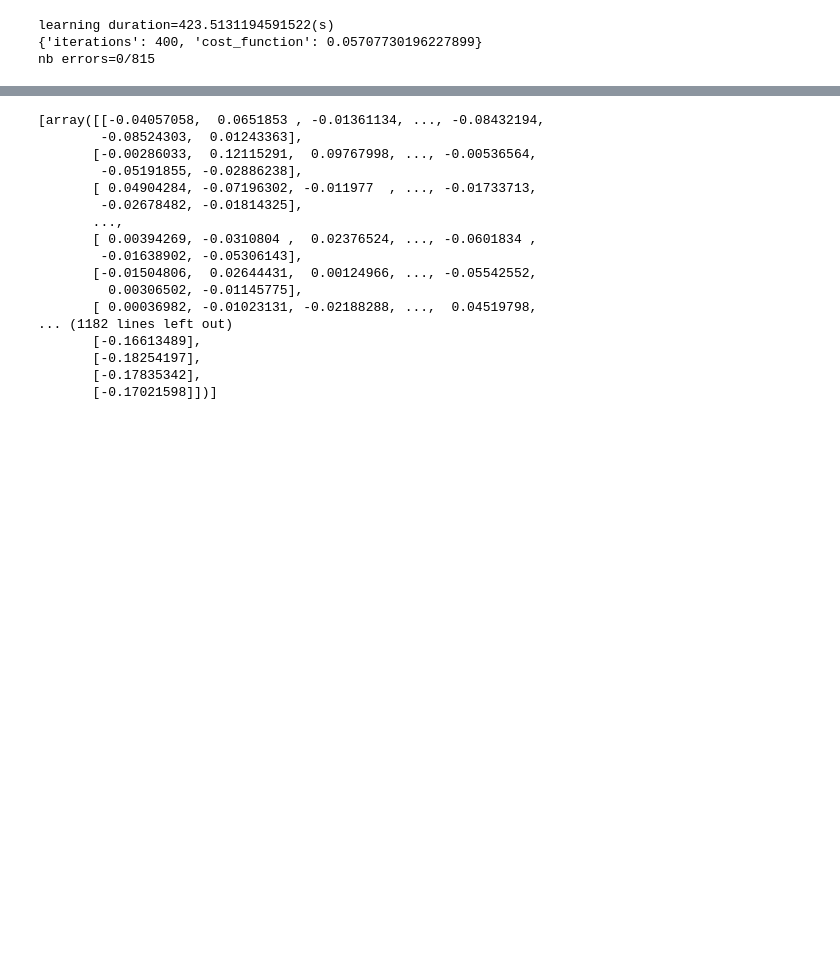
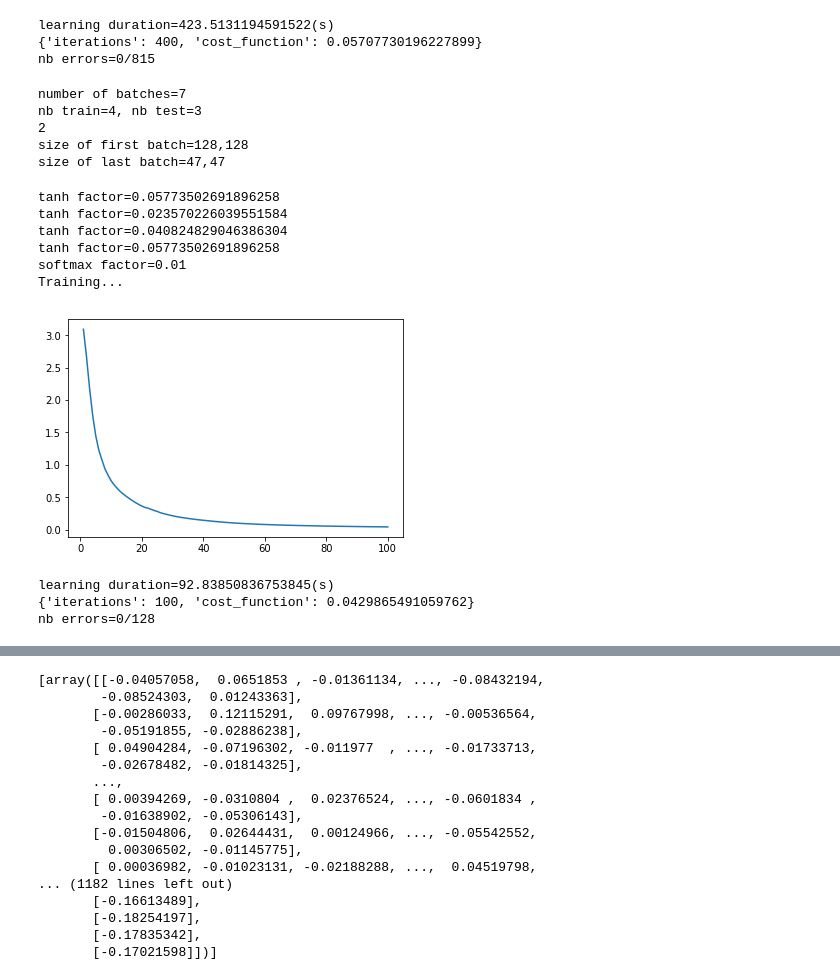
Before and after one commit to dadadel/MultiLayerPerceptron, a Jupyter notebook: mlp.ipynb, the cells around one changed output, grey strips where cells are left out. Saved outputs shown, nothing was run; the diff lists cells and outputs as text; code cells hidden in the pictures; blank space fills up the shorter version.

Commit message:
add quick and dirty implementation of mini-batches

```diff
--- a/mlp.ipynb
+++ b/mlp.ipynb
@@ -231,3 +233,68 @@ Training...
 learning duration=423.5131194591522(s)
 {'iterations': 400, 'cost_function': 0.05707730196227899}
 nb errors=0/815
+# %%
+# BATCHES
+
+from letters import LettersData
+letters_data = LettersData("data/", "list_expected_data.txt")
+letters_data.process()
+batches = letters_data.get_batches(mini_batch_size=128)#min_count=40, mini_batch_size=577)
+print("number of batches={}".format(len(batches)))
+lim = int(len(batches) * 70 / 100)
+batch_train = batches[:lim]
+batch_test = batches[lim:]
+print("nb train={}, nb test={}".format(len(batch_train), len(batch_test)))
+print(len(batches[0]))
+print("size of first batch={},{}".format(len(batches[0][0]),len(batches[0][1])))
+print("size of last batch={},{}".format(len(batches[-1][0]),len(batches[-1][1])))
+#xsize = len(batch[0][0][0])
+#ysize = len(batch[0][1][0])
+#print(xsize, ysize)
+# %% [output]
+number of batches=7
+nb train=4, nb test=3
+2
+size of first batch=128,128
+size of last batch=47,47
+# %%
+# TRAINING MLP WITH BATCHES
+
+import time
+
+# random weights
+mlp.init_random_weights(use_formula=True)
+#mlp.use_regularization(0.1)
+mlp.use_adam()
+
+# Compute output
+#output = mlp.compute_outputs(X.T)
+#hard_output = output_to_hard(output)
+#mlp.set_all_expected_output_examples(Y.T)
+#expected_output = mlp.get_expected_output()
+#print("nb errors before training={}/{}".format(count_errors(hard_output, expected_output), output.shape[1]))
+
+# Proceed learning with gradient descent
+mlp.set_batches(batch_train)
+print("Training...")
+t0 = time.time()
+res = mlp.learning_batches(min_cost=0.005, max_iter=100, plot=True)
+t1 = time.time()
+print("learning duration={}(s)".format(t1-t0))
+print(res)
+
+output = mlp.get_output()
+hard_output = output_to_hard(output)
+expected_output = mlp.get_expected_output()
+print("nb errors={}/{}".format(count_errors(hard_output, expected_output), output.shape[1]))
+# %% [output]
+tanh factor=0.05773502691896258
+tanh factor=0.023570226039551584
+tanh factor=0.040824829046386304
+tanh factor=0.05773502691896258
+softmax factor=0.01
+Training...
+[figure, added]
+learning duration=92.83850836753845(s)
+{'iterations': 100, 'cost_function': 0.0429865491059762}
+nb errors=0/128
```
Also changed, not shown: parts of 7 cells of this notebook, 1 other file.
